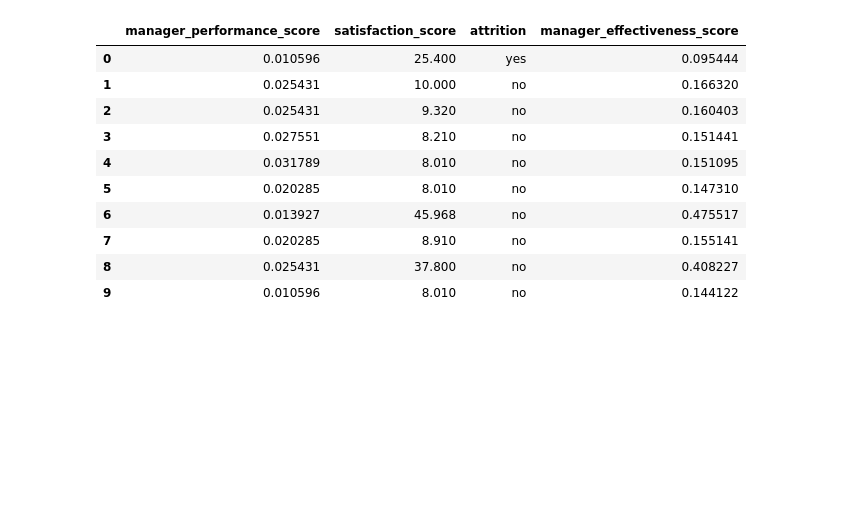
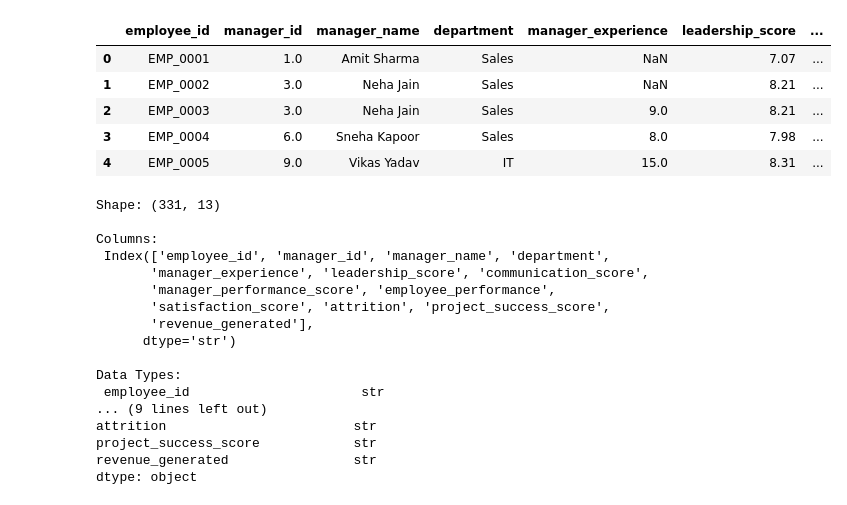
Before and after one commit to vinit-yadav29/managerial-performance-dashboard, a Jupyter notebook: notebooks/MPIA-2.ipynb, the cells around one changed output. Saved outputs shown, nothing was run; the diff lists cells and outputs as text; code cells hidden in the pictures; blank space fills up the shorter version.

```diff
--- a/notebooks/MPIA-2.ipynb
+++ b/notebooks/MPIA-2.ipynb
@@ -556,18 +1,46 @@ max                   6.230000
-# %%
-
-# MPI-T31: Validate KPI formulas
-
-
-df[['manager_performance_score','satisfaction_score','attrition','manager_effectiveness_score']].head(10)
-# %% [output]
-|  | manager_performance_score | satisfaction_score | attrition | manager_effectiveness_score |
-| 0 | 0.010596 | 25.400 | yes | 0.095444 |
-| 1 | 0.025431 | 10.000 | no | 0.166320 |
-| 2 | 0.025431 | 9.320 | no | 0.160403 |
-| 3 | 0.027551 | 8.210 | no | 0.151441 |
-| 4 | 0.031789 | 8.010 | no | 0.151095 |
-| 5 | 0.020285 | 8.010 | no | 0.147310 |
-| 6 | 0.013927 | 45.968 | no | 0.475517 |
-| 7 | 0.020285 | 8.910 | no | 0.155141 |
-| 8 | 0.025431 | 37.800 | no | 0.408227 |
-| 9 | 0.010596 | 8.010 | no | 0.144122 |
+# %%
+# ==========================================
+# MPI-E1 | S1 | T1
+# Load dataset into Jupyter Notebook
+# ==========================================
+
+import pandas as pd
+import numpy as np
+
+df = pd.read_csv("C:/Users/ASUS/Downloads/HCL_Final/data/raw/MPIA_RAW_DATA.csv")
+
+df.head()
+# %% [output]
+|  | employee_id | manager_id | manager_name | department | manager_experience | leadership_score | ... |
+| 0 | EMP_0001 | 1.0 | Amit Sharma | Sales | NaN | 7.07 | ... |
+| 1 | EMP_0002 | 3.0 | Neha Jain | Sales | NaN | 8.21 | ... |
+| 2 | EMP_0003 | 3.0 | Neha Jain | Sales | 9.0 | 8.21 | ... |
+| 3 | EMP_0004 | 6.0 | Sneha Kapoor | Sales | 8.0 | 7.98 | ... |
+| 4 | EMP_0005 | 9.0 | Vikas Yadav | IT | 15.0 | 8.31 | ... |
+# %%
+# ==========================================
+# MPI-E1 | S1 | T2
+# Inspect dataset structure
+# ==========================================
+
+print("Shape:", df.shape)
+print("\nColumns:\n", df.columns)
+print("\nData Types:\n", df.dtypes)
+# %% [output]
+Shape: (331, 13)
+
+Columns:
+ Index(['employee_id', 'manager_id', 'manager_name', 'department',
+       'manager_experience', 'leadership_score', 'communication_score',
+       'manager_performance_score', 'employee_performance',
+       'satisfaction_score', 'attrition', 'project_success_score',
+       'revenue_generated'],
+      dtype='str')
+
+Data Types:
+ employee_id                      str
+... (9 lines left out)
+attrition                        str
+project_success_score            str
+revenue_generated                str
+dtype: object
```
Also changed, not shown: parts of 40 cells of this notebook, 5 other files.
